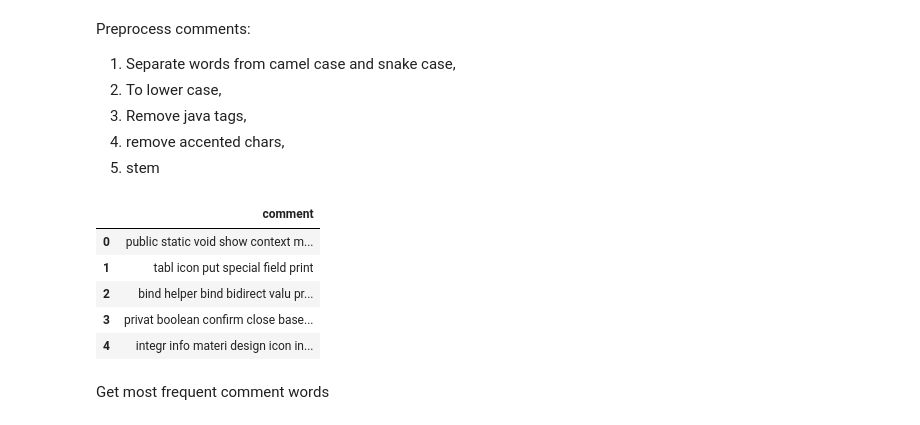
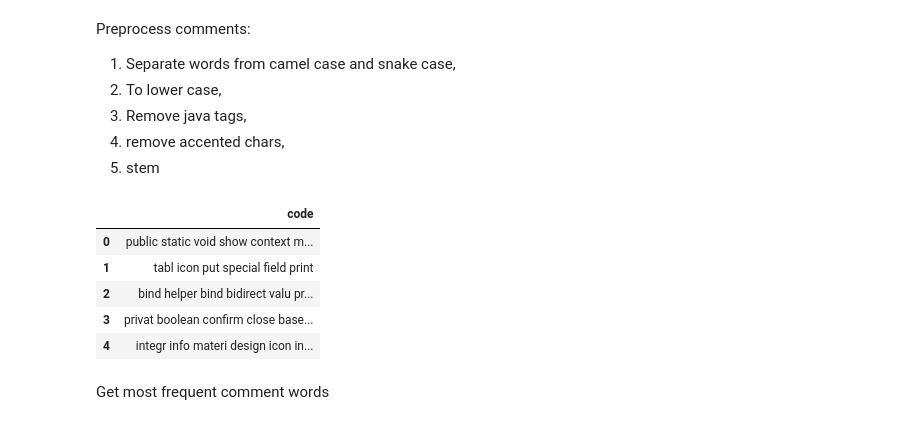
Before and after one commit to patrycjapraczyk/Declutter-challenge, a Jupyter notebook: notebooks/dataAnalysis/code_analysis.ipynb, the cells around one changed output. Saved outputs shown, nothing was run; the diff lists cells and outputs as text; code cells hidden in the pictures.

```diff
--- a/notebooks/dataAnalysis/code_analysis.ipynb
+++ b/notebooks/dataAnalysis/code_analysis.ipynb
@@ -4,6 +4,7 @@ import data and libraries
 import pandas as pd
 from helpers.data_preprocessing import DataProcesser
 
-df = pd.read_csv("./../../data/code_data.csv", usecols=['comment'])
+df = pd.read_csv("./../../data/code_data.csv", usecols=['code'])
+
 df.head()
 # %% [output]
@@ -22,14 +23,13 @@ Preprocess comments:
 5. stem
 # %%
 dp = DataProcesser()
-#df['a'] = df['a'].apply(lambda x: x + 1)
-df['comment'] = df['comment'].apply(str)
-df['comment'] = df['comment'].apply(dp.extract_camel_case)
-df['comment'] = df['comment'].apply(dp.extract_snake_case)
-df['comment'] = df['comment'].apply(dp.preprocess)
+df['code'] = df['code'].apply(str)
+df['code'] = df['code'].apply(dp.extract_camel_case)
+df['code'] = df['code'].apply(dp.extract_snake_case)
+df['code'] = df['code'].apply(dp.preprocess)
 df.head()
 # %% [output]
-|  | comment |
+|  | code |
 | 0 | public static void show context m... |
 | 1 | tabl icon put special field print |
 | 2 | bind helper bind bidirect valu pr... |
```
Also changed, not shown: parts of 14 cells of this notebook, 1 other file.
